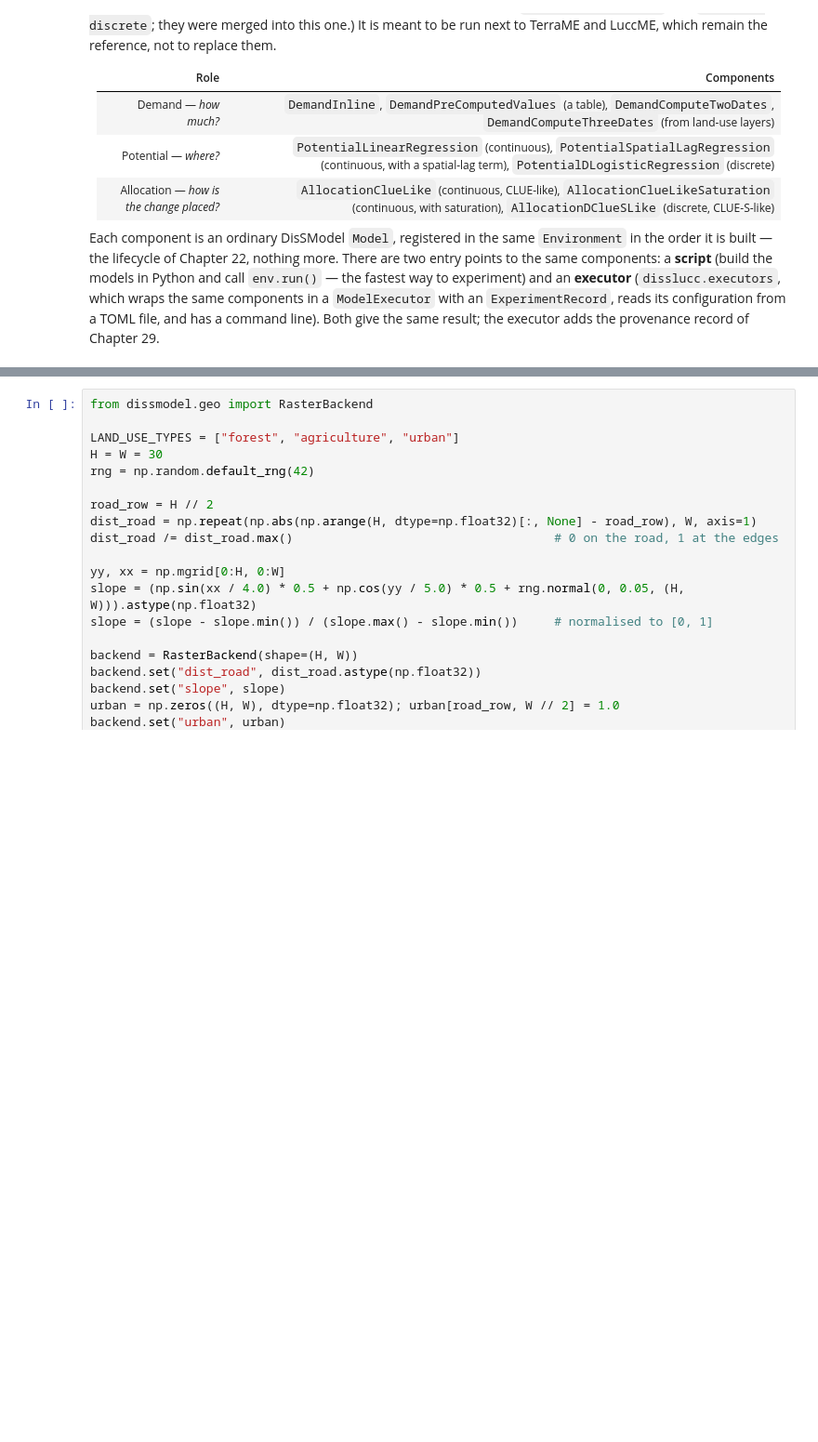
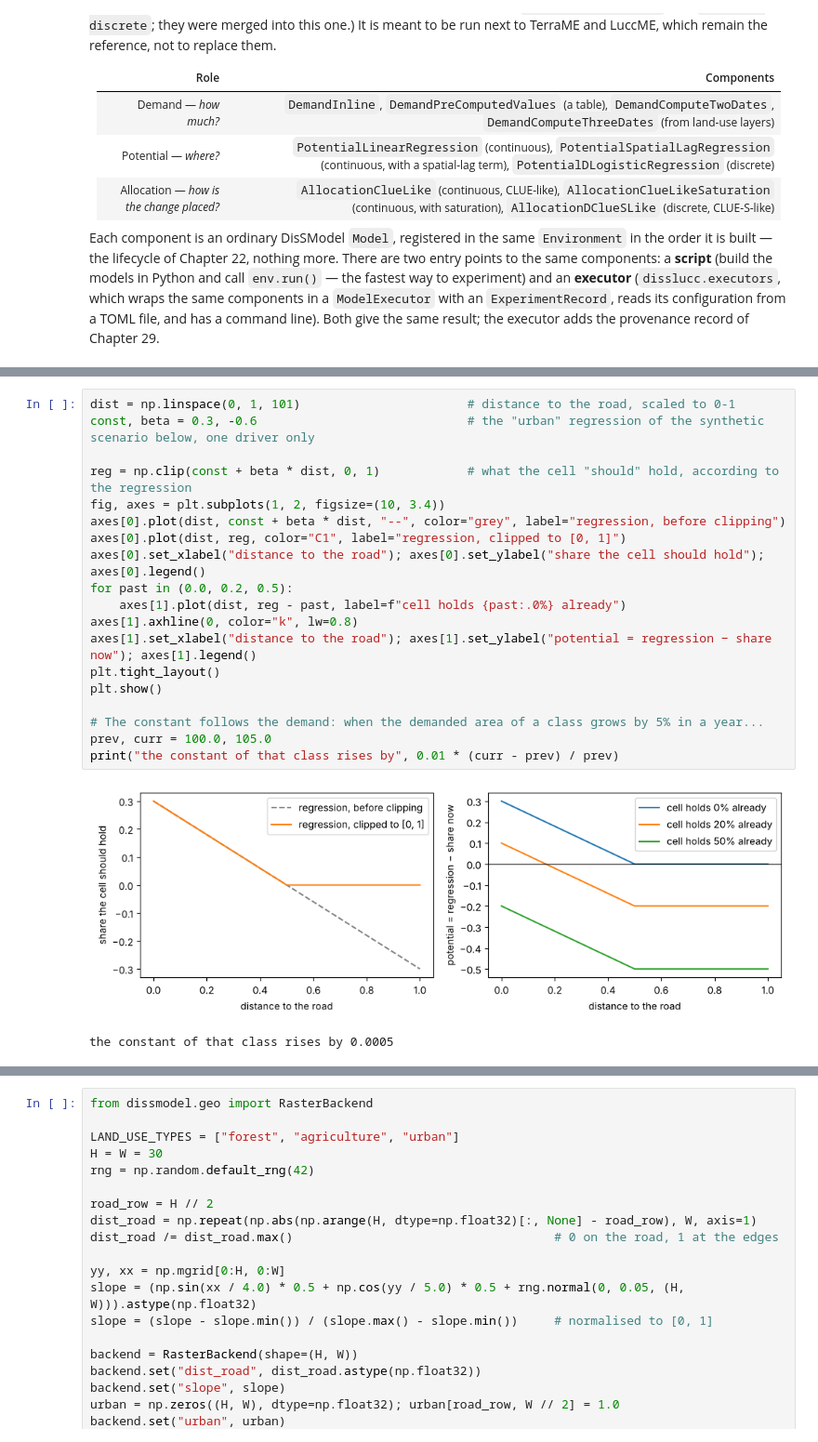
Before and after one commit to LambdaGeo/geospatial-modeling-python, a Jupyter notebook: docs/part5/ch26_lucc.ipynb, the cells around one changed output, grey strips where cells are left out. Shown at 93% size. Drawn from its saved outputs; the diff is of its cells as text; blank space fills up the shorter version.

```diff
--- a/docs/part5/ch26_lucc.ipynb
+++ b/docs/part5/ch26_lucc.ipynb
@@ -50,0 +296,22 @@ The example below is the package's own synthetic scenario, run in this notebook:
+# %%
+dist = np.linspace(0, 1, 101)                       # distance to the road, scaled to 0-1
+const, beta = 0.3, -0.6                             # the "urban" regression of the synthetic scenario below, one driver only
+
+reg = np.clip(const + beta * dist, 0, 1)            # what the cell "should" hold, according to the regression
+fig, axes = plt.subplots(1, 2, figsize=(10, 3.4))
+axes[0].plot(dist, const + beta * dist, "--", color="grey", label="regression, before clipping")
+axes[0].plot(dist, reg, color="C1", label="regression, clipped to [0, 1]")
+axes[0].set_xlabel("distance to the road"); axes[0].set_ylabel("share the cell should hold"); axes[0].legend()
+for past in (0.0, 0.2, 0.5):
+    axes[1].plot(dist, reg - past, label=f"cell holds {past:.0%} already")
+axes[1].axhline(0, color="k", lw=0.8)
+axes[1].set_xlabel("distance to the road"); axes[1].set_ylabel("potential = regression − share now"); axes[1].legend()
+plt.tight_layout()
+plt.show()
+
+# The constant follows the demand: when the demanded area of a class grows by 5% in a year...
+prev, curr = 100.0, 105.0
+print("the constant of that class rises by", 0.01 * (curr - prev) / prev)
+# %% [output]
+[figure, added]
+the constant of that class rises by 0.0005
```
Also changed, not shown: parts of 48 cells of this notebook.
